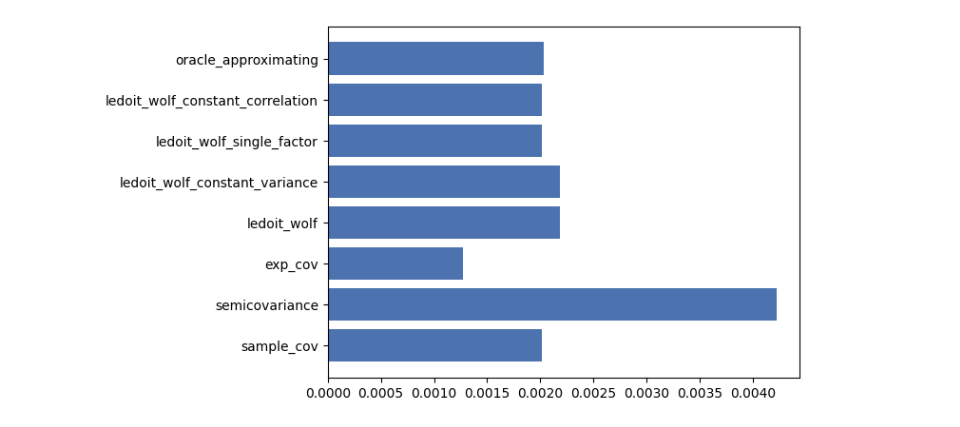
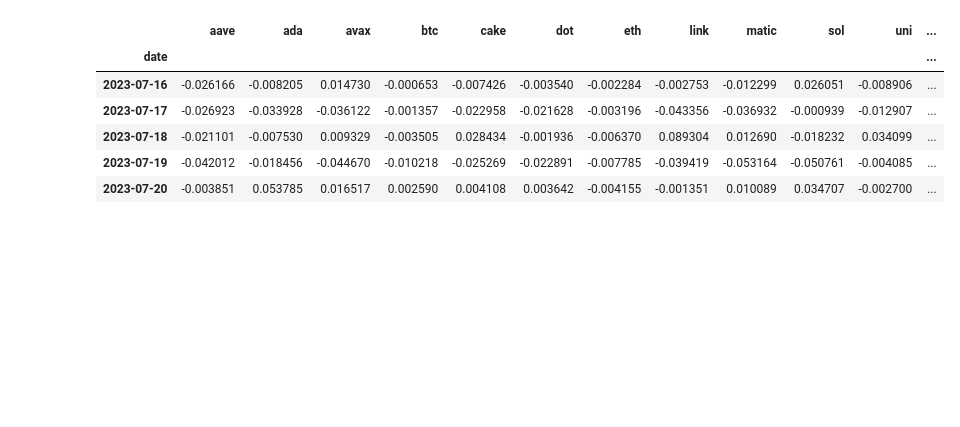
Before and after one commit to arguiot/portfolio, a Jupyter notebook: portfolio.ipynb, the cells around one changed output. Cells and saved outputs as stored; diff of their text form; code cells hidden in the pictures; blank space fills up the shorter version.

```diff
--- a/portfolio.ipynb
+++ b/portfolio.ipynb
@@ -41,29 +53,14 @@ plt.show()
-# %%
-future_variance = np.diag(future_cov)
-mean_abs_errors = []
-
-risk_methods = [
-    "sample_cov",
-    "semicovariance",
-    "exp_cov",
-    "ledoit_wolf",
-    "ledoit_wolf_constant_variance",
-    "ledoit_wolf_single_factor",
-    "ledoit_wolf_constant_correlation",
-    "oracle_approximating",
-]
-
-for method in risk_methods:
-    S = risk_models.risk_matrix(df, method=method)
-    variance = np.diag(S)
-    mean_abs_errors.append(np.sum(np.abs(variance - future_variance)) / len(variance))
-
-xrange = range(len(mean_abs_errors))
-plt.barh(xrange, mean_abs_errors)
-plt.yticks(xrange, risk_methods)
-plt.show()
-# %% [output]
-[figure, removed]
+# %%
+rets = expected_returns(df)
+rets.tail()
+# %% [output]
+|  | aave | ada | avax | btc | cake | dot | eth | link | matic | sol | uni | ... |
+| date |  |  |  |  |  |  |  |  |  |  |  | ... |
+| 2023-07-16 | -0.026166 | -0.008205 | 0.014730 | -0.000653 | -0.007426 | -0.003540 | -0.002284 | -0.002753 | -0.012299 | 0.026051 | -0.008906 | ... |
+| 2023-07-17 | -0.026923 | -0.033928 | -0.036122 | -0.001357 | -0.022958 | -0.021628 | -0.003196 | -0.043356 | -0.036932 | -0.000939 | -0.012907 | ... |
+| 2023-07-18 | -0.021101 | -0.007530 | 0.009329 | -0.003505 | 0.028434 | -0.001936 | -0.006370 | 0.089304 | 0.012690 | -0.018232 | 0.034099 | ... |
+| 2023-07-19 | -0.042012 | -0.018456 | -0.044670 | -0.010218 | -0.025269 | -0.022891 | -0.007785 | -0.039419 | -0.053164 | -0.050761 | -0.004085 | ... |
+| 2023-07-20 | -0.003851 | 0.053785 | 0.016517 | 0.002590 | 0.004108 | 0.003642 | -0.004155 | -0.001351 | 0.010089 | 0.034707 | -0.002700 | ... |
 # %%
 exp_cov = risk_models.exp_cov(past_df)
 plotting.plot_covariance(exp_cov, plot_correlation=True)
```
Also changed, not shown: parts of 14 cells of this notebook, 11 other files.
